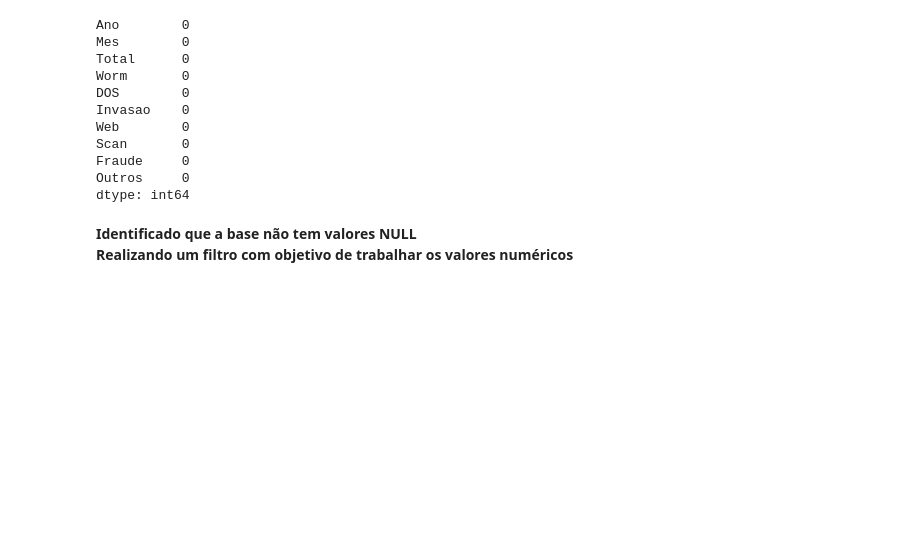
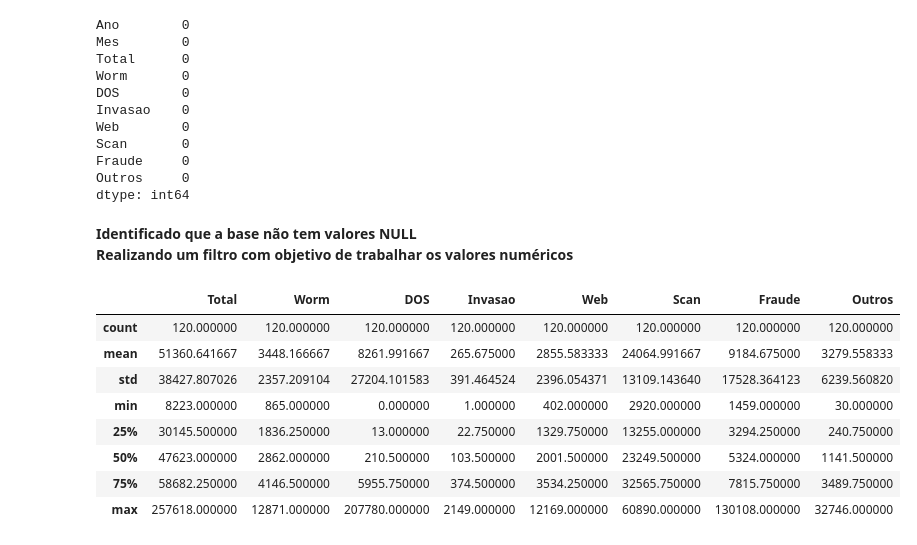
Before and after one commit to b8run/IA_IncSeguBR, a Jupyter notebook: P1_IA_Thais_G.ipynb, the cells around one changed output. Cells and saved outputs as stored; diff of their text form; code cells hidden in the pictures; blank space fills up the shorter version.

```diff
--- a/P1_IA_Thais_G.ipynb
+++ b/P1_IA_Thais_G.ipynb
@@ -88,3 +107,17 @@ dtype: int64
 # %% [markdown]
 **Identificado que a base não tem valores NULL** <br>
 **Realizando um filtro com objetivo de trabalhar os valores numéricos**
+# %%
+DATA_AUX = DATA.copy()
+DATA_AUX = DATA_AUX.drop(["Mes","Ano"],axis=1)
+DATA_AUX.describe()
+# %% [output]
+|  | Total | Worm | DOS | Invasao | Web | Scan | Fraude | Outros |
+| count | 120.000000 | 120.000000 | 120.000000 | 120.000000 | 120.000000 | 120.000000 | 120.000000 | 120.000000 |
+| mean | 51360.641667 | 3448.166667 | 8261.991667 | 265.675000 | 2855.583333 | 24064.991667 | 9184.675000 | 3279.558333 |
+| std | 38427.807026 | 2357.209104 | 27204.101583 | 391.464524 | 2396.054371 | 13109.143640 | 17528.364123 | 6239.560820 |
+| min | 8223.000000 | 865.000000 | 0.000000 | 1.000000 | 402.000000 | 2920.000000 | 1459.000000 | 30.000000 |
+| 25% | 30145.500000 | 1836.250000 | 13.000000 | 22.750000 | 1329.750000 | 13255.000000 | 3294.250000 | 240.750000 |
+| 50% | 47623.000000 | 2862.000000 | 210.500000 | 103.500000 | 2001.500000 | 23249.500000 | 5324.000000 | 1141.500000 |
+| 75% | 58682.250000 | 4146.500000 | 5955.750000 | 374.500000 | 3534.250000 | 32565.750000 | 7815.750000 | 3489.750000 |
+| max | 257618.000000 | 12871.000000 | 207780.000000 | 2149.000000 | 12169.000000 | 60890.000000 | 130108.000000 | 32746.000000 |
```
Also changed, not shown: parts of 61 cells of this notebook.
